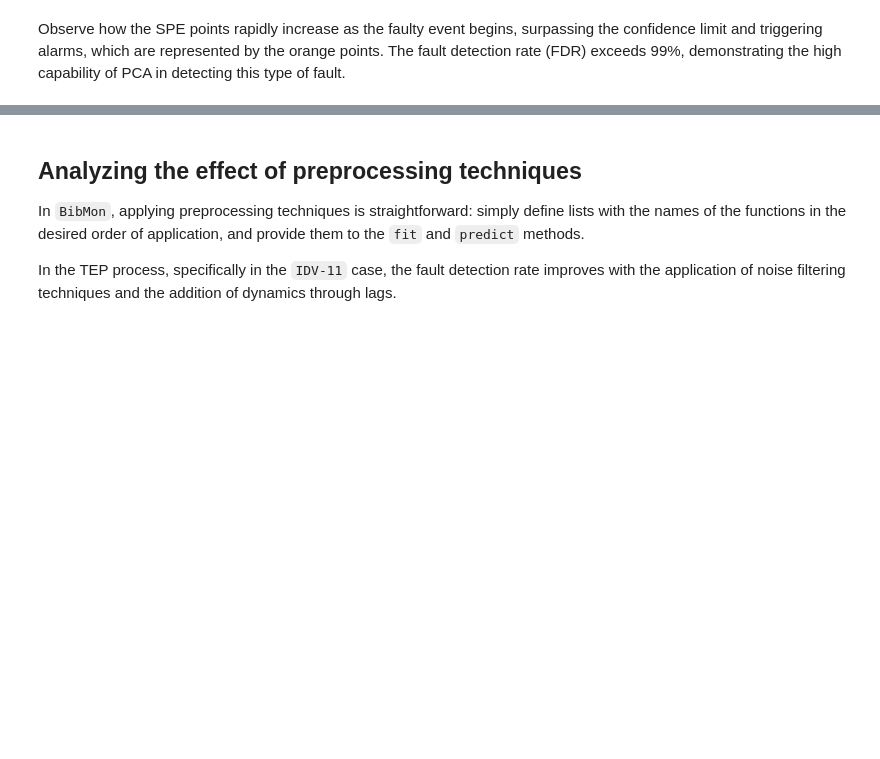
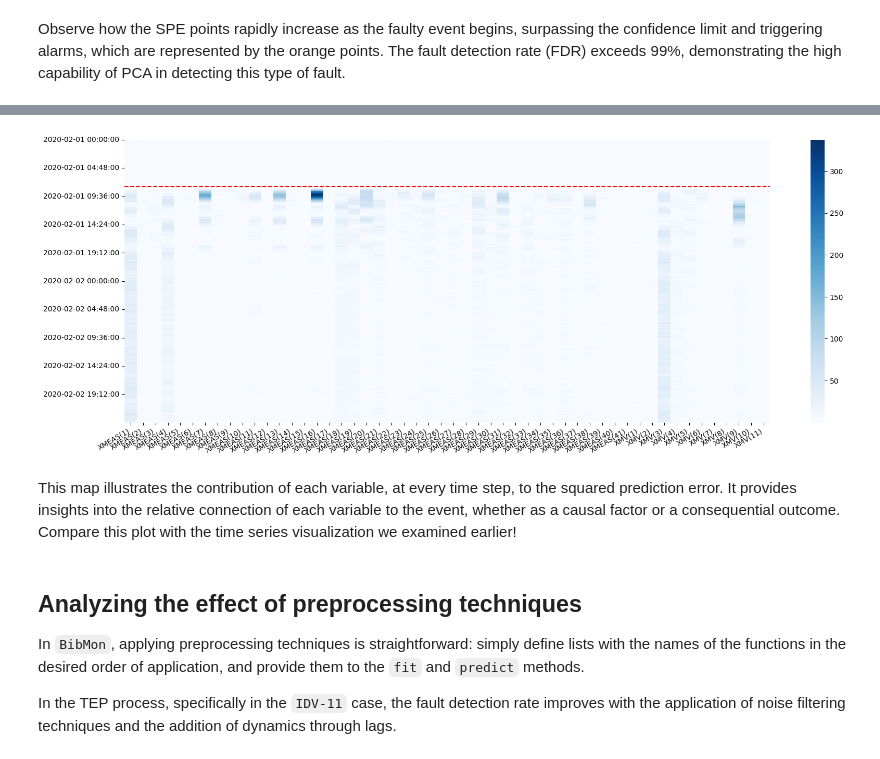
Before and after one commit to petrobras/BibMon, a Jupyter notebook: docs/source/tutorial_tep.ipynb, the cells around one changed output, grey strips where cells are left out. Saved outputs shown, nothing was run; the diff lists cells and outputs as text; code cells hidden in the pictures; blank space fills up the shorter version.

```diff
--- a/docs/source/tutorial_tep.ipynb
+++ b/docs/source/tutorial_tep.ipynb
@@ -270,3 +288,10 @@ Observe how the SPE points rapidly increase as the faulty event begins, surpassi
+# %%
+model.plot_SPE_contributions()
+plt.gca().axhline(y=model.X_test.index.get_loc(fault_start),ls='--',c='r');
+# %% [output]
+[figure, added]
+# %% [markdown]
+This map illustrates the contribution of each variable, at every time step, to the squared prediction error. It provides insights into the relative connection of each variable to the event, whether as a causal factor or a consequential outcome. Compare this plot with the time series visualization we examined earlier!
 # %% [markdown]
 ## Analyzing the effect of preprocessing techniques
 
```
Also changed, not shown: parts of 3 cells of this notebook, 1 other file.
